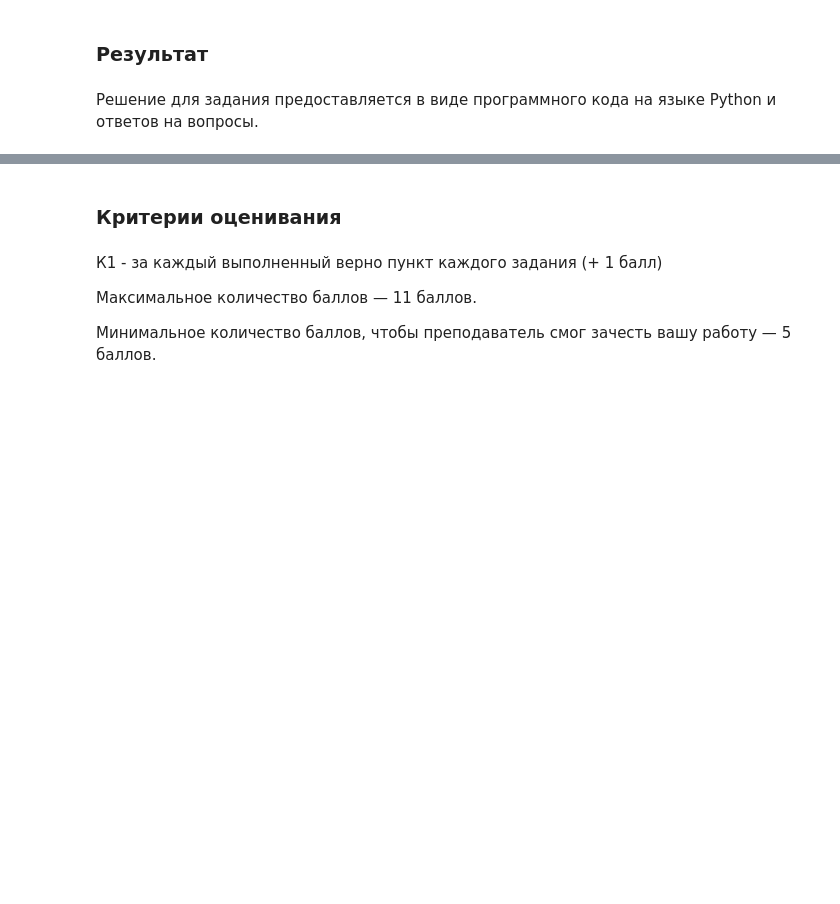
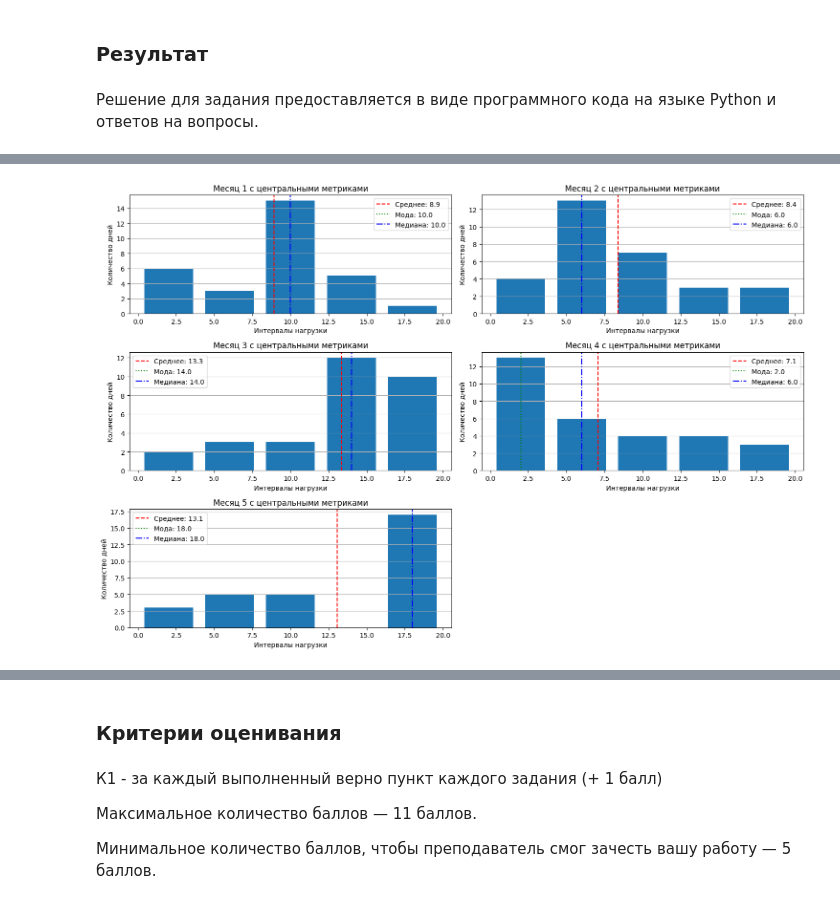
Before and after one commit to A-l-E-v/ML-Engineer, a Jupyter notebook: Math/11_1_2/11_1_2_syn_home_work_discrete_interval.ipynb, the cells around one changed output, grey strips where cells are left out. Cells and saved outputs as stored; diff of their text form; code cells hidden in the pictures; blank space fills up the shorter version.

```diff
--- a/Math/11_1_2/11_1_2_syn_home_work_discrete_interval.ipynb
+++ b/Math/11_1_2/11_1_2_syn_home_work_discrete_interval.ipynb
@@ -101,3 +242,88 @@ IndexError: index 5 is out of bounds for axis 0 with size 5
 ### Результат
 # %% [markdown]
 Решение для задания предоставляется в виде программного кода на языке Python и ответов на вопросы.
+# %%
+from scipy import stats  # Добавляем импорт библиотеки
+
+# 1. Функции для расчета среднего, моды и медианы интервального ряда
+def interval_mean(centers, counts):
+    total = np.sum(counts)
+    return np.sum(centers * counts) / total
+
+def interval_mode(centers, counts):
+    max_index = np.argmax(counts)
+    return centers[max_index]
+
+def interval_median(centers, counts):
+    total = np.sum(counts)
+    cumsum = np.cumsum(counts)
+    median_pos = total / 2
+
+    # Находим интервал, содержащий медиану
+    median_bin = np.searchsorted(cumsum, median_pos, side='right')
+
+    if median_bin >= len(centers):
+        median_bin = len(centers) - 1
+
+    # Простая оценка - центр интервала
+    return centers[median_bin]
+
+# 2. Применение функций к каждому месяцу
+plt.figure(figsize=(15, 10))
+for i in range(5):
+    centers, counts, width = create_interval_series(data[i])
+
+    # Вычисление метрик
+    mean_val = interval_mean(centers, counts)
+    mode_val = interval_mode(centers, counts)
+    median_val = interval_median(centers, counts)
+
+    # Проверка с исходными данными
+    lib_mean = np.mean(data[i])
+    lib_mode = float(stats.mode(data[i])[0])
+    lib_median = np.median(data[i])
+
+    print(f"Месяц {i+1}:")
+    print(f"  Интервальные метрики - Среднее: {mean_val:.2f}, Мода: {mode_val:.2f}, Медиана: {median_val:.2f}")
+    print(f"  Точные метрики - Среднее: {lib_mean:.2f}, Мода: {lib_mode:.2f}, Медиана: {lib_median:.2f}")
+    print(f"  Разницы: {abs(mean_val-lib_mean):.2f}, {abs(mode_val-lib_mode):.2f}, {abs(median_val-lib_median):.2f}")
+
+    # 4. График с метриками
+    plt.subplot(3, 2, i+1)
+    plt.bar(centers, counts, width=width*0.8, align='center')
+
+    # Линии для метрик
+    plt.axvline(mean_val, color='r', linestyle='--', label=f'Среднее: {mean_val:.1f}')
+    plt.axvline(mode_val, color='g', linestyle=':', label=f'Мода: {mode_val:.1f}')
+    plt.axvline(median_val, color='b', linestyle='-.', label=f'Медиана: {median_val:.1f}')
+
+    plt.title(f'Месяц {i+1} с центральными метриками')
+    plt.xlabel('Интервалы нагрузки')
+    plt.ylabel('Количество дней')
+    plt.legend()
+    plt.grid(axis='y')
+plt.tight_layout()
+plt.show()
+
+# 5. Ответ на вопрос о лучшем показателе
+print("""
+Ответ на вопрос 5:
+Из трех центральных показателей для предсказания поломки кофе-машины:
+
+1. Лучший показатель: СРЕДНЕЕ значение нагрузки, так как:
+   - Учитывает все значения нагрузки
+   - Показывает общий уровень эксплуатации оборудования
+   - Прямо коррелирует с износом машины (чем больше средняя нагрузка, тем быстрее износ)
+
+2. Худший показатель: МОДА, так как:
+   - Показывает только наиболее часто встречающееся значение
+   - Может не отражать пиковые нагрузки, которые наиболее опасны для оборудования
+   - Например, если большинство дней нагрузка умеренная, но есть несколько дней с экстремальной нагрузкой, мода это не покажет
+
+3. Медиана занимает промежуточное положение:
+   - Лучше моды, так как учитывает распределение значений
+   - Но хуже среднего, так как не чувствительна к экстремальным значениям
+
+Для профилактики поломок важно учитывать именно среднюю нагрузку, так как она отражает общий уровень использования оборудования.
+""")
+# %% [output]
@@ -103,0 +350 @@ IndexError: index 5 is out of bounds for axis 0 with size 5
+[figure, added]
```
Also changed, not shown: parts of 3 cells of this notebook, 12 other files.
